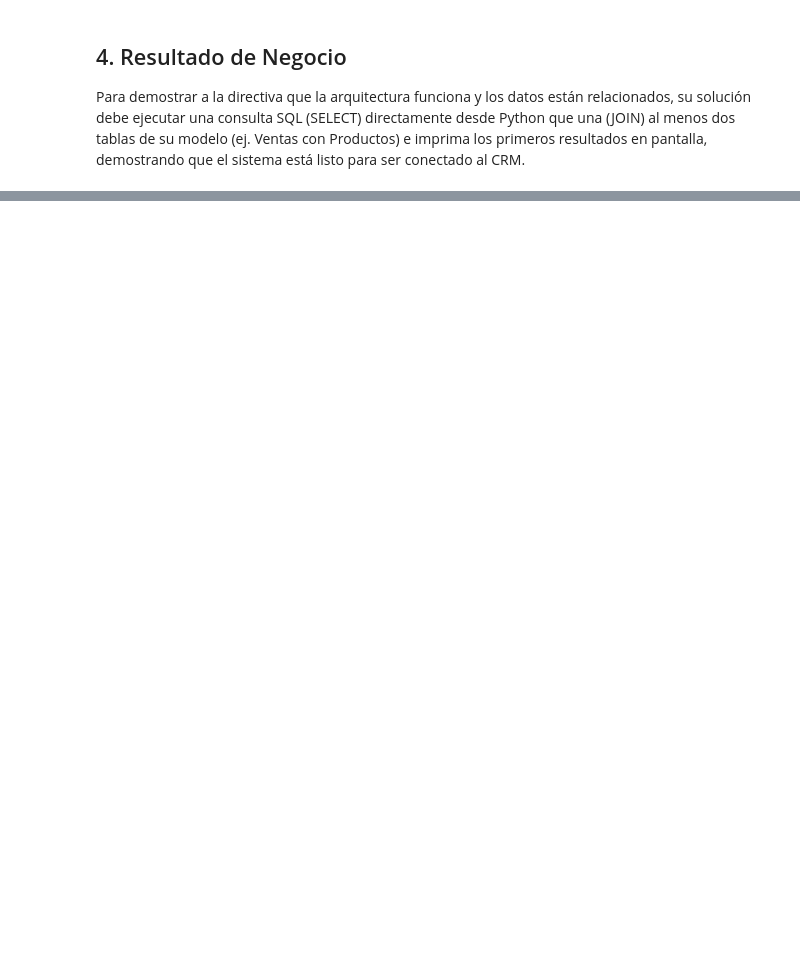
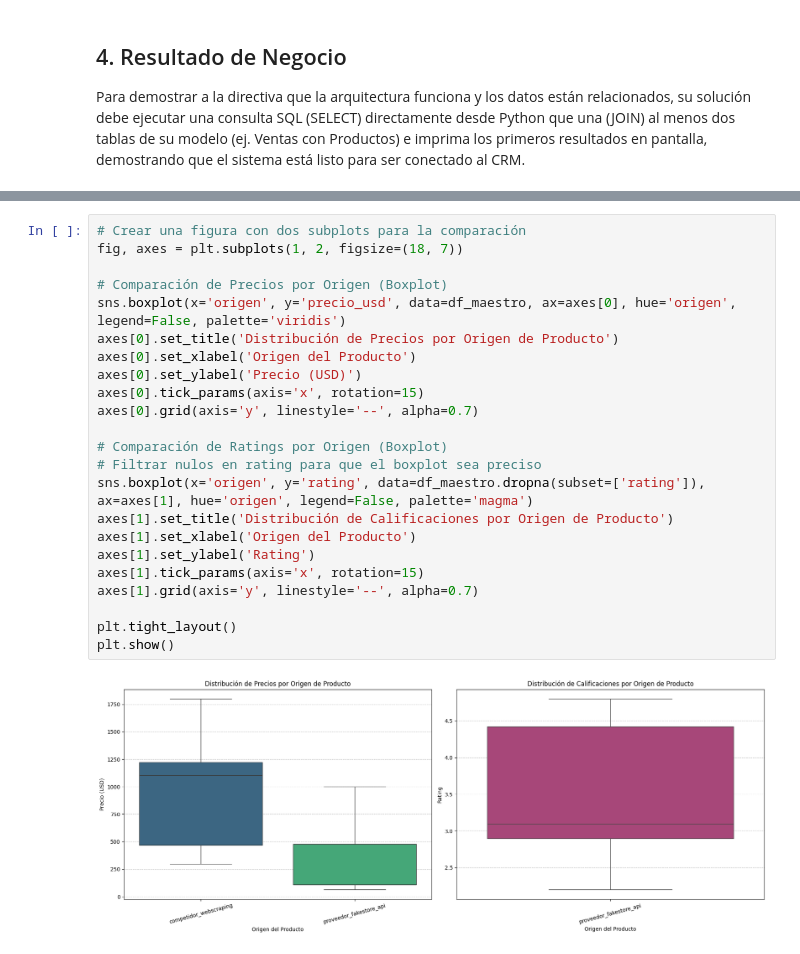
Before and after one commit to Alexander-Luna/PROCESOS-ETL-EN-DATA-SCIENCE-UIDE, a Jupyter notebook: Clase 3.ipynb, the cells around one changed output, grey strips where cells are left out. Drawn from its saved outputs; the diff is of its cells as text; blank space fills up the shorter version.

```diff
--- a/Clase 3.ipynb
+++ b/Clase 3.ipynb
@@ -655,0 +683,25 @@ ee64d42b8cf066f35eac1cf57de1aa85 d38b1db0830ac3bc1708bce80da4ac9d1f8373863f3de52
+# %%
+# Crear una figura con dos subplots para la comparación
+fig, axes = plt.subplots(1, 2, figsize=(18, 7))
+
+# Comparación de Precios por Origen (Boxplot)
+sns.boxplot(x='origen', y='precio_usd', data=df_maestro, ax=axes[0], hue='origen', legend=False, palette='viridis')
+axes[0].set_title('Distribución de Precios por Origen de Producto')
+axes[0].set_xlabel('Origen del Producto')
+axes[0].set_ylabel('Precio (USD)')
+axes[0].tick_params(axis='x', rotation=15)
+axes[0].grid(axis='y', linestyle='--', alpha=0.7)
+
+# Comparación de Ratings por Origen (Boxplot)
+# Filtrar nulos en rating para que el boxplot sea preciso
+sns.boxplot(x='origen', y='rating', data=df_maestro.dropna(subset=['rating']), ax=axes[1], hue='origen', legend=False, palette='magma')
+axes[1].set_title('Distribución de Calificaciones por Origen de Producto')
+axes[1].set_xlabel('Origen del Producto')
+axes[1].set_ylabel('Rating')
+axes[1].tick_params(axis='x', rotation=15)
+axes[1].grid(axis='y', linestyle='--', alpha=0.7)
+
+plt.tight_layout()
+plt.show()
+# %% [output]
+[figure, added]
```
Also changed, not shown: parts of 7 cells of this notebook.
